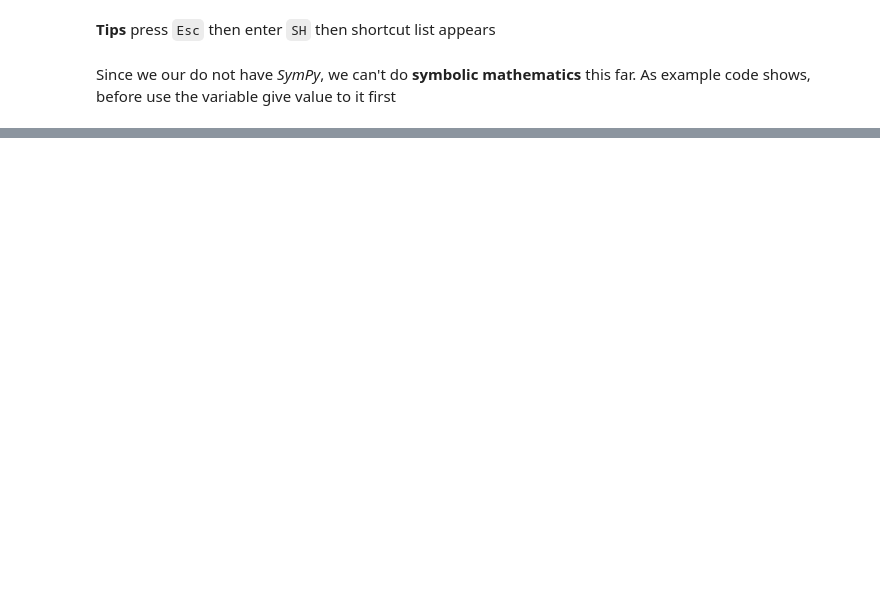
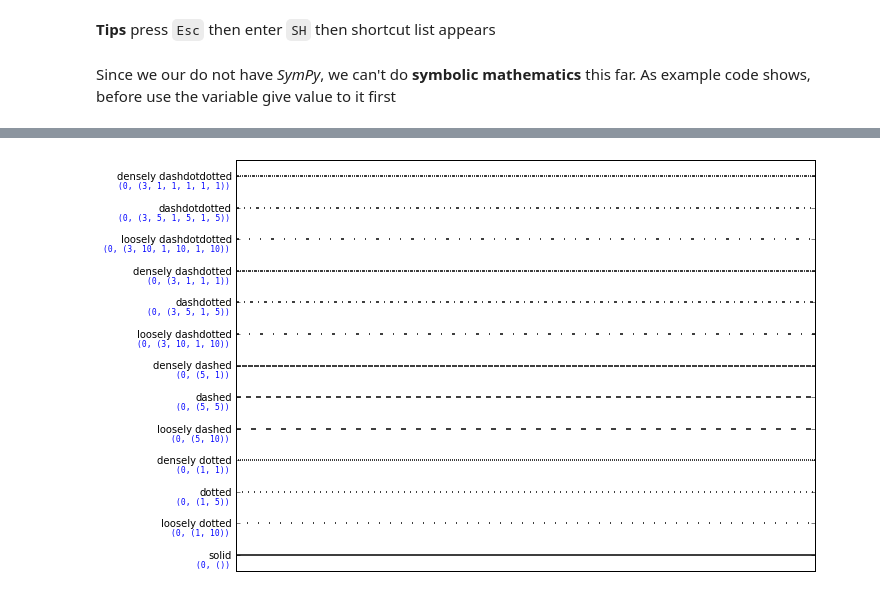
Before and after one commit to ComplicatedPhenomenon/IPython_training, a Jupyter notebook: BasicMatplotlib.ipynb, the cells around one changed output, grey strips where cells are left out. Cells and saved outputs as stored; diff of their text form; code cells hidden in the pictures; blank space fills up the shorter version.

```diff
--- a/BasicMatplotlib.ipynb
+++ b/BasicMatplotlib.ipynb
@@ -76,0 +91,55 @@ axes2.set_title('insert title');
+# %%
+"""
+==========
+Linestyles
+==========
+
+This examples showcases different linestyles copying those of Tikz/PGF.
+"""
+import numpy as np
+import matplotlib.pyplot as plt
+from collections import OrderedDict
+from matplotlib.transforms import blended_transform_factory
+
+linestyles = OrderedDict(
+    [('solid',               (0, ())),
+     ('loosely dotted',      (0, (1, 10))),
+     ('dotted',              (0, (1, 5))),
+     ('densely dotted',      (0, (1, 1))),
+
+     ('loosely dashed',      (0, (5, 10))),
+     ('dashed',              (0, (5, 5))),
+     ('densely dashed',      (0, (5, 1))),
+
+     ('loosely dashdotted',  (0, (3, 10, 1, 10))),
+     ('dashdotted',          (0, (3, 5, 1, 5))),
+     ('densely dashdotted',  (0, (3, 1, 1, 1))),
+
+     ('loosely dashdotdotted', (0, (3, 10, 1, 10, 1, 10))),
+     ('dashdotdotted',         (0, (3, 5, 1, 5, 1, 5))),
+     ('densely dashdotdotted', (0, (3, 1, 1, 1, 1, 1)))])
+
+
+plt.figure(figsize=(10, 6))
+ax = plt.subplot(1, 1, 1)
+
+X, Y = np.linspace(0, 100, 10), np.zeros(10)
+for i, (name, linestyle) in enumerate(linestyles.items()):
+    ax.plot(X, Y+i, linestyle=linestyle, linewidth=1.5, color='black')
+
+ax.set_ylim(-0.5, len(linestyles)-0.5)
+plt.yticks(np.arange(len(linestyles)), linestyles.keys())
+plt.xticks([])
+
+# For each line style, add a text annotation with a small offset from
+# the reference point (0 in Axes coords, y tick value in Data coords).
+reference_transform = blended_transform_factory(ax.transAxes, ax.transData)
+for i, (name, linestyle) in enumerate(linestyles.items()):
+    ax.annotate(str(linestyle), xy=(0.0, i), xycoords=reference_transform,
+                xytext=(-6, -12), textcoords='offset points', color="blue",
+                fontsize=8, ha="right", family="monospace")
+
+plt.tight_layout()
+plt.show()
+# %% [output]
+[figure, added]
```
Also changed, not shown: parts of 15 cells of this notebook, 5 other files.
